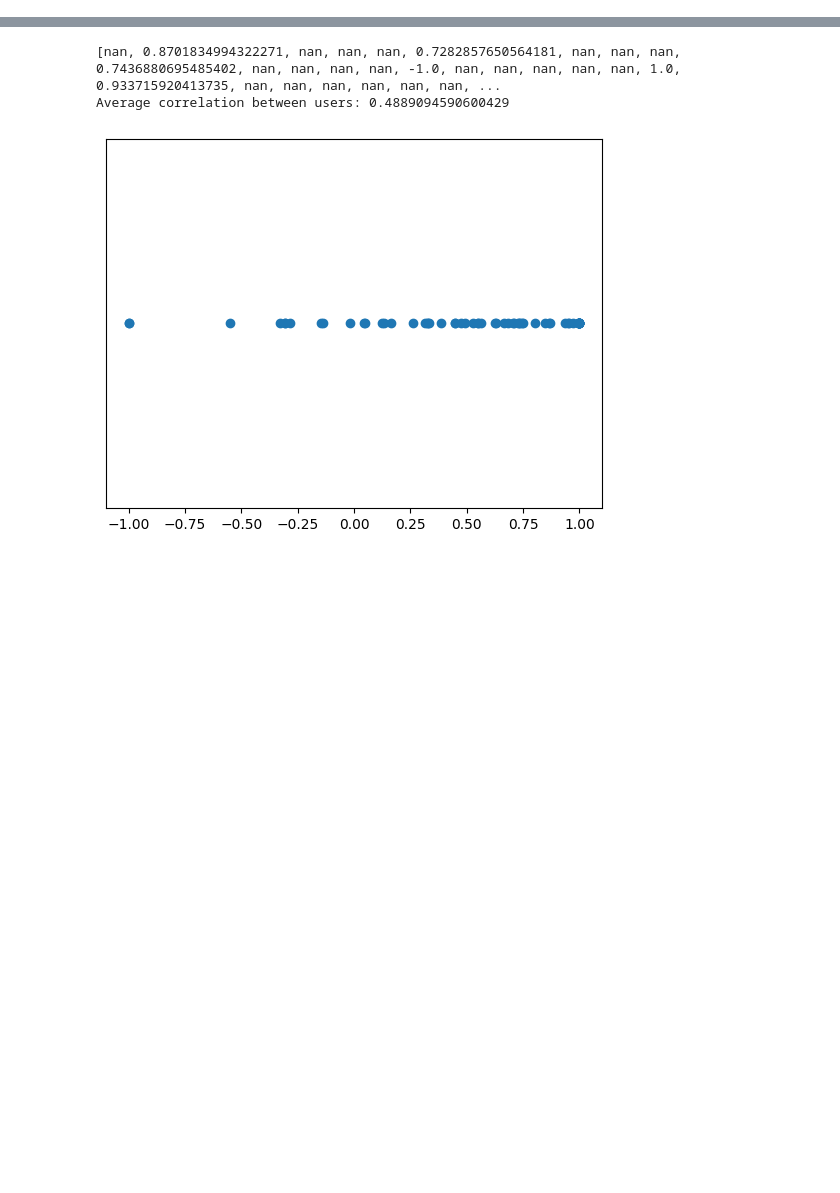
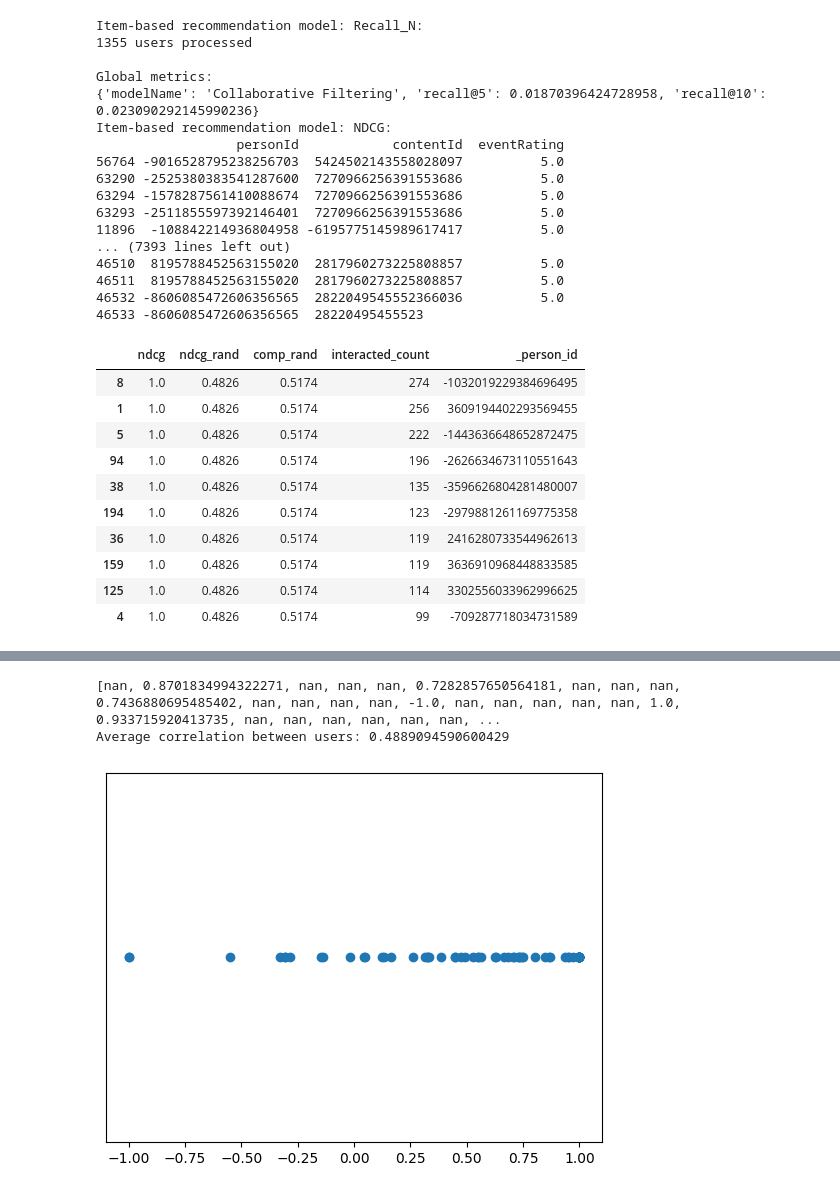
Before and after one commit to MK473203/NLP_project_35, a Jupyter notebook: project.ipynb, the cells around one changed output, grey strips where cells are left out. Cells and saved outputs as stored; diff of their text form; code cells hidden in the pictures; blank space fills up the shorter version.

```diff
--- a/project.ipynb
+++ b/project.ipynb
@@ -308 +580,42 @@ model_evaluator = ModelEvaluator()
+# %%
+#Evaluating Item-based model
+
+print('Item-based recommendation model: Recall_N:')
+pop_global_metrics, pop_detailed_results_df = recall_n_evaluator.evaluate_model(item_recommender_model)
+print('\nGlobal metrics:\n%s' % pop_global_metrics)
+pop_detailed_results_df.head(10)
+
+print('Item-based recommendation model: NDCG:')
+pop_global_metrics, pop_detailed_results_df = recall_ndcg_evaluator.evaluate_model(item_recommender_model, k=101)
+print('\nGlobal metrics:\n%s' % pop_global_metrics)
+pop_detailed_results_df.head(10)
+# %% [output]
+Item-based recommendation model: Recall_N:
+1355 users processed
+
+Global metrics:
+{'modelName': 'Collaborative Filtering', 'recall@5': 0.01870396424728958, 'recall@10': 0.023090292145990236}
+Item-based recommendation model: NDCG:
+                  personId            contentId  eventRating
+56764 -9016528795238256703  5424502143558028097          5.0
+63290 -2525380383541287600  7270966256391553686          5.0
+63294 -1578287561410088674  7270966256391553686          5.0
+63293 -2511855597392146401  7270966256391553686          5.0
+11896  -108842214936804958 -6195775145989617417          5.0
+... (7393 lines left out)
+46510  8195788452563155020  2817960273225808857          5.0
+46511  8195788452563155020  2817960273225808857          5.0
+46532 -8606085472606356565  2822049545552366036          5.0
+46533 -8606085472606356565  28220495455523
+|  | ndcg | ndcg_rand | comp_rand | interacted_count | _person_id |
+| 8 | 1.0 | 0.4826 | 0.5174 | 274 | -1032019229384696495 |
+| 1 | 1.0 | 0.4826 | 0.5174 | 256 | 3609194402293569455 |
+| 5 | 1.0 | 0.4826 | 0.5174 | 222 | -1443636648652872475 |
+| 94 | 1.0 | 0.4826 | 0.5174 | 196 | -2626634673110551643 |
+| 38 | 1.0 | 0.4826 | 0.5174 | 135 | -3596626804281480007 |
+| 194 | 1.0 | 0.4826 | 0.5174 | 123 | -2979881261169775358 |
+| 36 | 1.0 | 0.4826 | 0.5174 | 119 | 2416280733544962613 |
+| 159 | 1.0 | 0.4826 | 0.5174 | 119 | 3636910968448833585 |
+| 125 | 1.0 | 0.4826 | 0.5174 | 114 | 3302556033962996625 |
+| 4 | 1.0 | 0.4826 | 0.5174 | 99 | -709287718034731589 |
 # %%
```
Also changed, not shown: parts of 21 cells of this notebook.
